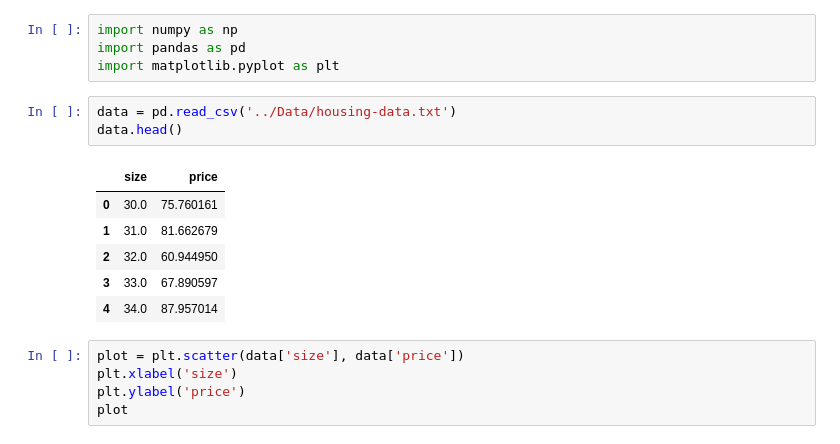
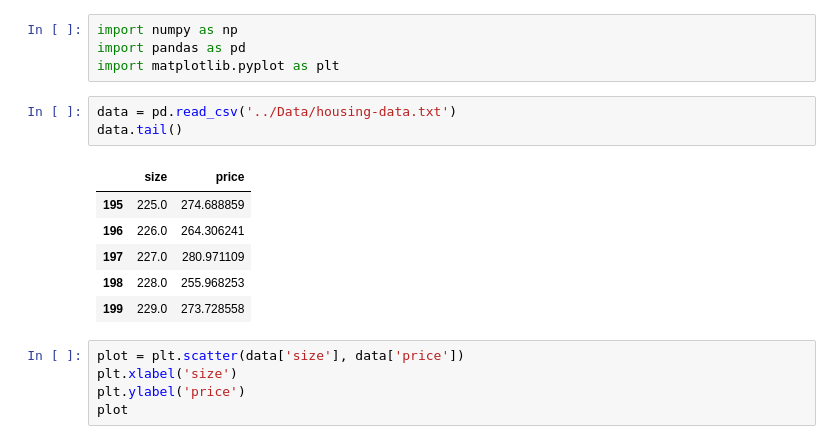
Before and after one commit to rtkiros/Data_science3, a Jupyter notebook: week4_assessment.ipynb, the cells around one changed output. Cells and saved outputs as stored; diff of their text form.

```diff
--- a/week4_assessment.ipynb
+++ b/week4_assessment.ipynb
@@ -4,14 +4,14 @@ import pandas as pd
 import matplotlib.pyplot as plt
 # %%
 data = pd.read_csv('../Data/housing-data.txt')
-data.head()
+data.tail()
 # %% [output]
 |  | size | price |
-| 0 | 30.0 | 75.760161 |
-| 1 | 31.0 | 81.662679 |
-| 2 | 32.0 | 60.944950 |
-| 3 | 33.0 | 67.890597 |
-| 4 | 34.0 | 87.957014 |
+| 195 | 225.0 | 274.688859 |
+| 196 | 226.0 | 264.306241 |
+| 197 | 227.0 | 280.971109 |
+| 198 | 228.0 | 255.968253 |
+| 199 | 229.0 | 273.728558 |
 # %%
 plot = plt.scatter(data['size'], data['price'])
 plt.xlabel('size')
```
Also changed, not shown: parts of 5 cells of this notebook.
